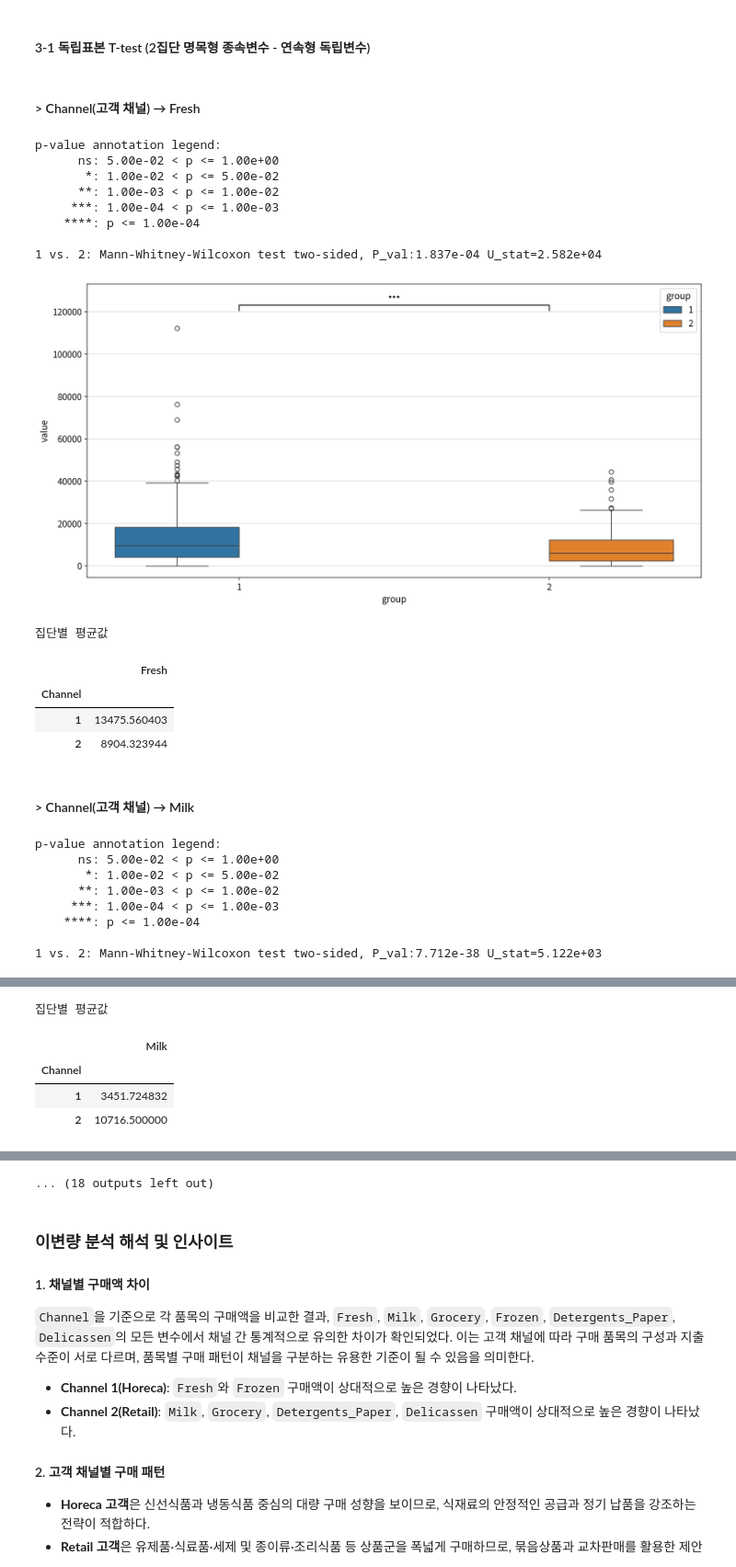
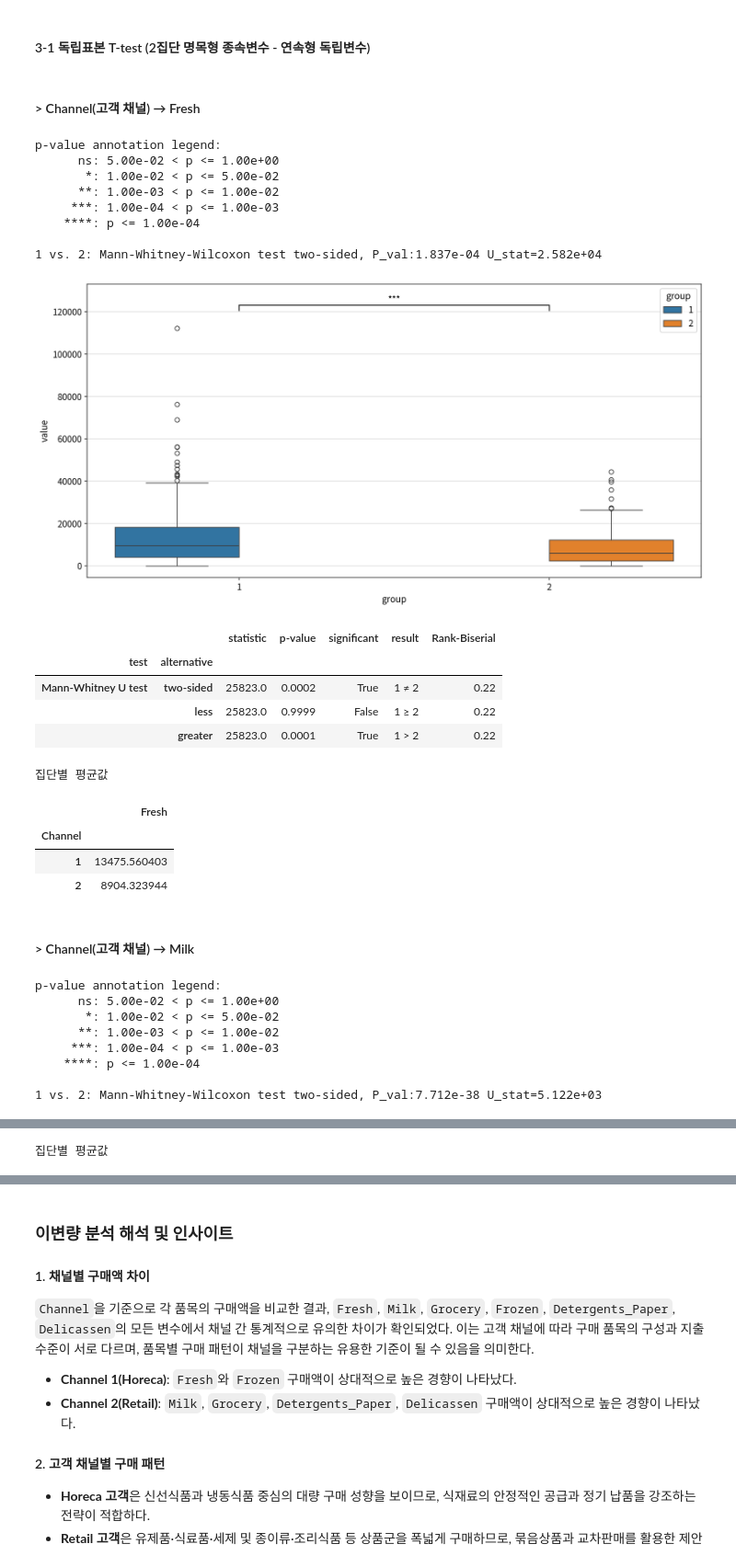
Before and after one commit to Jae1-99999/Wholesalecustomers, a Jupyter notebook: 팀프로젝트 코드.ipynb, the cells around one changed output, grey strips where cells are left out. Shown at 92% size. Saved outputs shown, nothing was run; the diff lists cells and outputs as text; code cells hidden in the pictures.

```diff
--- a/팀프로젝트 코드.ipynb
+++ b/팀프로젝트 코드.ipynb
@@ -654,29 +654,39 @@ for i in num_cols:
 # %%
 for n in num_cols:
     display(Markdown(f'#### > {target}({column_means[target]}) → {n}'))
 
     wide_df = my_prep.long2wide(drop_df, hue=target, values=n)
-    my_stats.test_independent(wide_df, group1=wide_df.columns[0],
-                                      group2=wide_df.columns[1])
+    a = my_stats.test_independent(wide_df, group1=wide_df.columns[0],
+                                        group2=wide_df.columns[1])
+
+    d = drop_df['Channel'].value_counts()
+
+    a['Rank-Biserial'] = round(abs((2 * a['statistic']) / ((d.iloc[0]) * (d.iloc[1])) - 1), 2)
+    display(a)
 
     print('집단별 평균값')
     display(drop_df[[target,n]].groupby(target).mean())
 # %% [output]
 #### > Channel(고객 채널) → Fresh
 p-value annotation legend:
       ns: 5.00e-02 < p <= 1.00e+00
        *: 1.00e-02 < p <= 5.00e-02
       **: 1.00e-03 < p <= 1.00e-02
      ***: 1.00e-04 < p <= 1.00e-03
     ****: p <= 1.00e-04
 
 1 vs. 2: Mann-Whitney-Wilcoxon test two-sided, P_val:1.837e-04 U_stat=2.582e+04
 [figure]
+|  |  | statistic | p-value | significant | result | Rank-Biserial |
+| test | alternative |  |  |  |  |  |
+| Mann-Whitney U test | two-sided | 25823.0 | 0.0002 | True | 1 ≠ 2 | 0.22 |
+|  | less | 25823.0 | 0.9999 | False | 1 ≥ 2 | 0.22 |
+|  | greater | 25823.0 | 0.0001 | True | 1 > 2 | 0.22 |
 집단별 평균값
-|  | Fresh |
-| Channel |  |
-| 1 | 13475.560403 |
-| 2 | 8904.323944 |
+|  | Fresh |
+| Channel |  |
+| 1 | 13475.560403 |
+| 2 | 8904.323944 |
 #### > Channel(고객 채널) → Milk
 p-value annotation legend:
       ns: 5.00e-02 < p <= 1.00e+00
@@ -690,5 +705 @@ p-value annotation legend:
 집단별 평균값
-|  | Milk |
-| Channel |  |
-| 1 | 3451.724832 |
-| 2 | 10716.500000 |
@@ -704,4 +711,3 @@ p-value annotation legend:
-... (18 outputs left out)
 # %% [markdown]
 ### 이변량 분석 해석 및 인사이트
 
```
Also changed, not shown: parts of 11 cells of this notebook, 3 other files.
